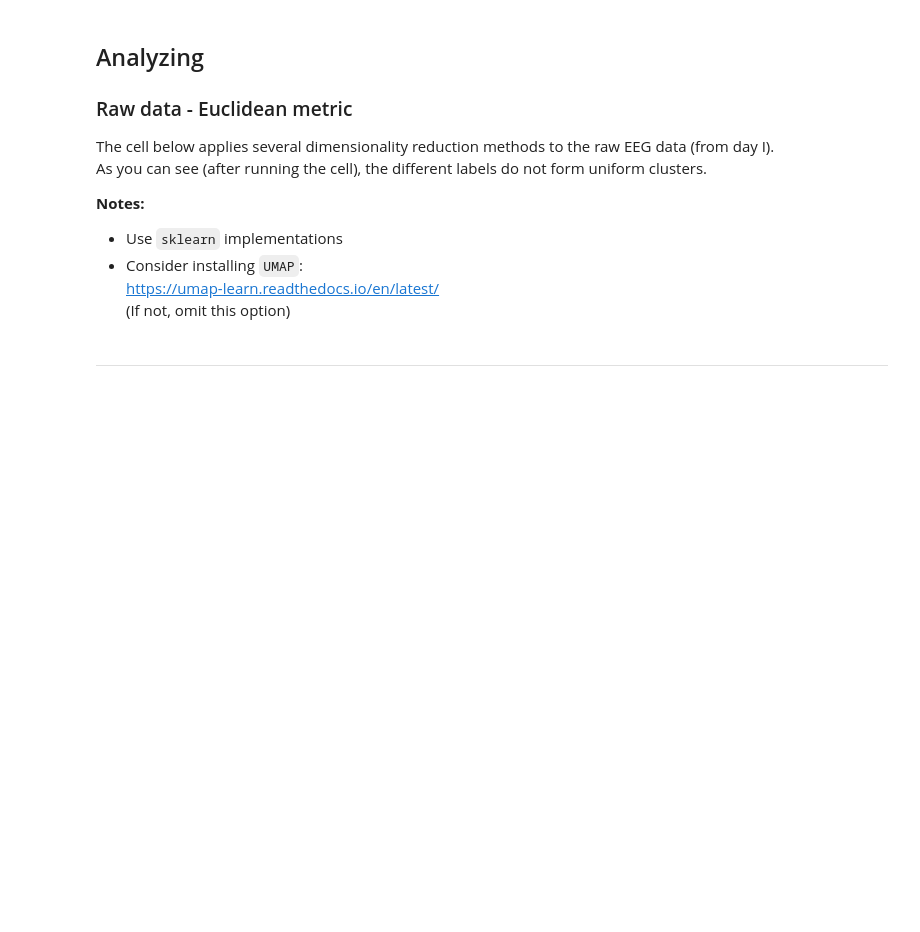
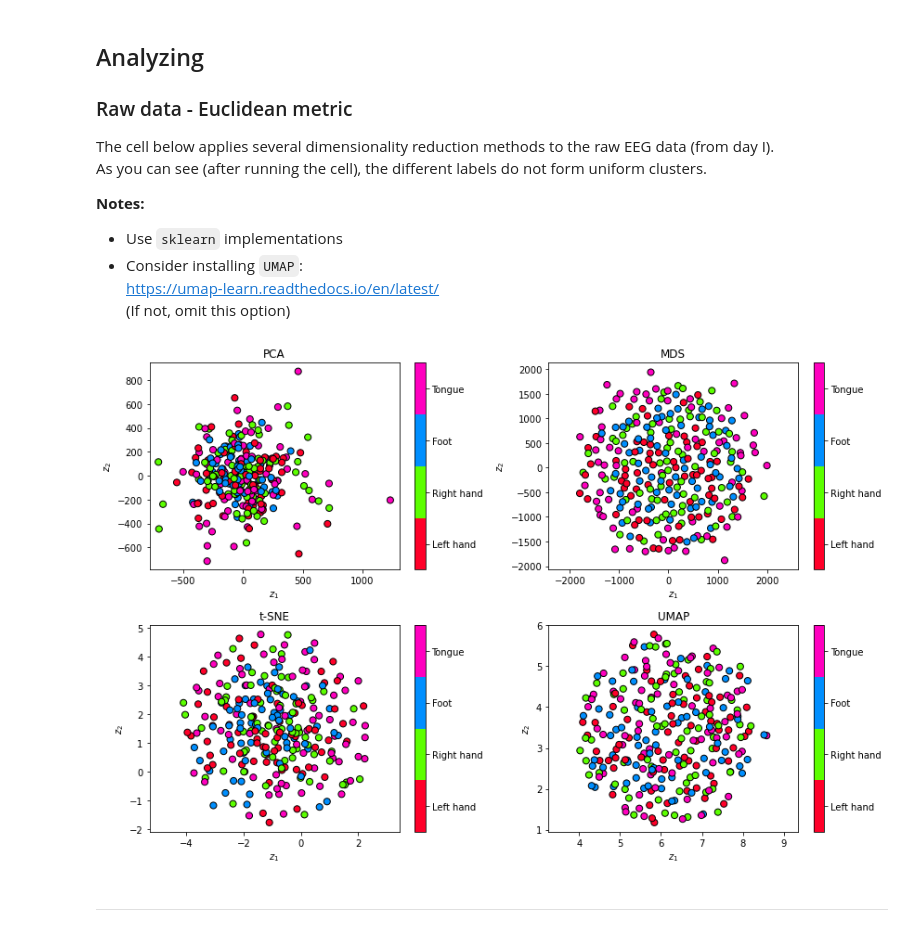
Before and after one commit to livneor207/unsupervised, a Jupyter notebook: Mine/HW4/ProblemSet4.ipynb, the cells around one changed output. Saved outputs shown, nothing was run; the diff lists cells and outputs as text; code cells hidden in the pictures; blank space fills up the shorter version.

```diff
--- a/Mine/HW4/ProblemSet4.ipynb
+++ b/Mine/HW4/ProblemSet4.ipynb
@@ -759,29 +784,31 @@ As you can see (after running the cell), the different labels do not form unifor
 # %%
 from sklearn.decomposition import PCA
 from sklearn.manifold      import MDS, TSNE
 from umap                  import UMAP
 from matplotlib.cm         import get_cmap
 
 lMethods  = []
 lMethods += [(PCA (n_components=2), 'PCA'  )]
 lMethods += [(MDS (n_components=2), 'MDS'  )]
 lMethods += [(TSNE(n_components=2), 't-SNE')]
 lMethods += [(UMAP(n_components=2), 'UMAP' )]
 
-mXA    = mX.reshape((N, -1))
+mX1A   = mX1.reshape((N1, -1))
 fig, _ = plt.subplots(2, 2, figsize=(12, 8))
 for (oMethod, name), ax in zip(lMethods, fig.axes):
-    mZ = oMethod.fit_transform(mXA)
+    mZ = oMethod.fit_transform(mX1A)
 
-    h = ax.scatter(*mZ.T, s=50, c=vY, edgecolor='k', vmin=-1/2, vmax=3.5, cmap=get_cmap('gist_rainbow', 4))
+    h = ax.scatter(*mZ.T, s=50, c=vY1, edgecolor='k', vmin=-1/2, vmax=3.5, cmap=get_cmap('gist_rainbow', 4))
     ax.set_title  (name)
     ax.set_xlabel ('$z_1$')
     ax.set_ylabel ('$z_2$')
     ax.axis       ('equal')
     plt.colorbar  (h, ax=ax, ticks=range(4)).ax.set_yticklabels(lLabel)
 
 plt.tight_layout()
 plt.show        ()
+# %% [output]
+[figure, added]
 # %% [markdown]
 ---
 # %% [markdown]
```
Also changed, not shown: parts of 20 cells of this notebook.
